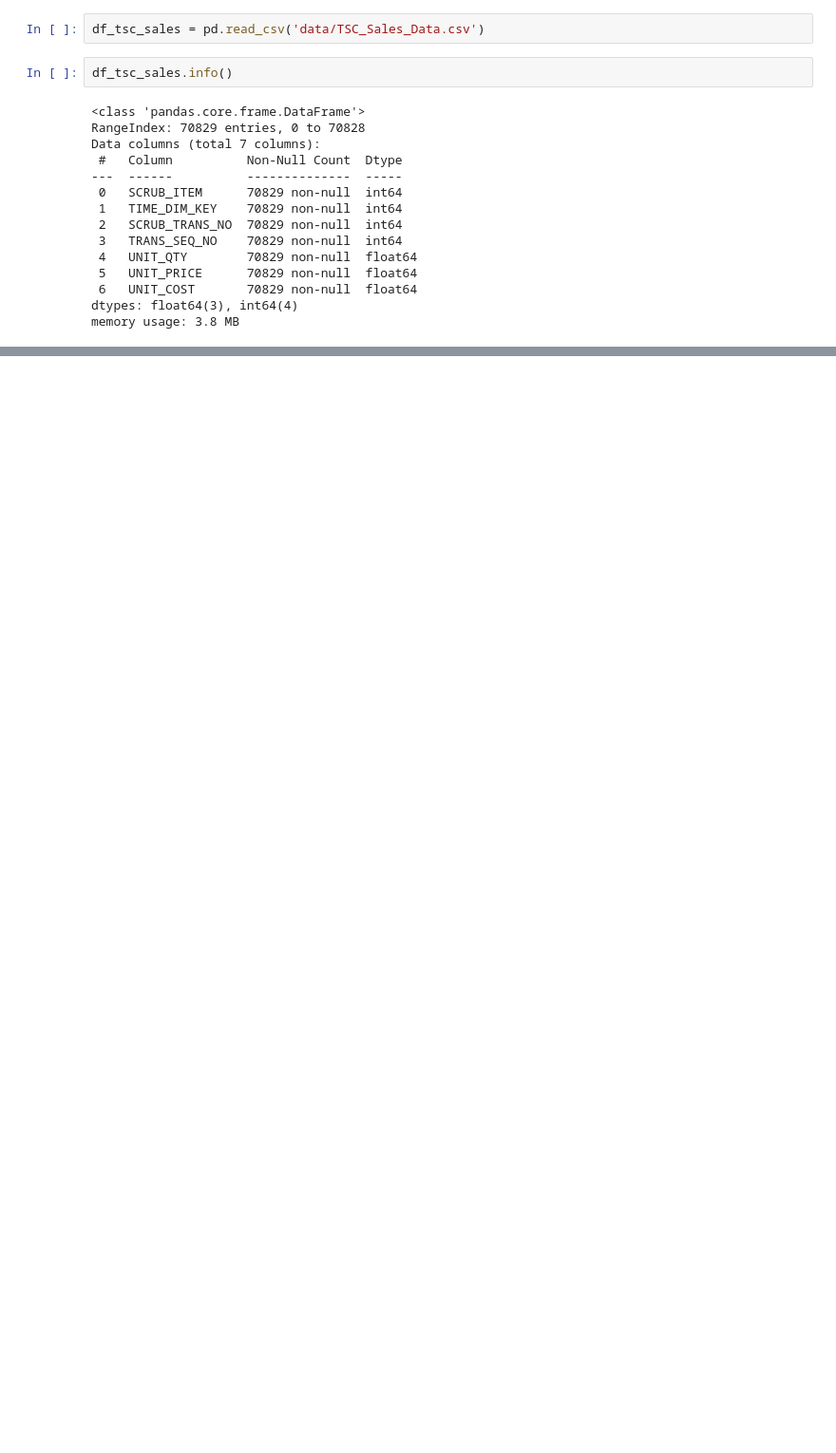
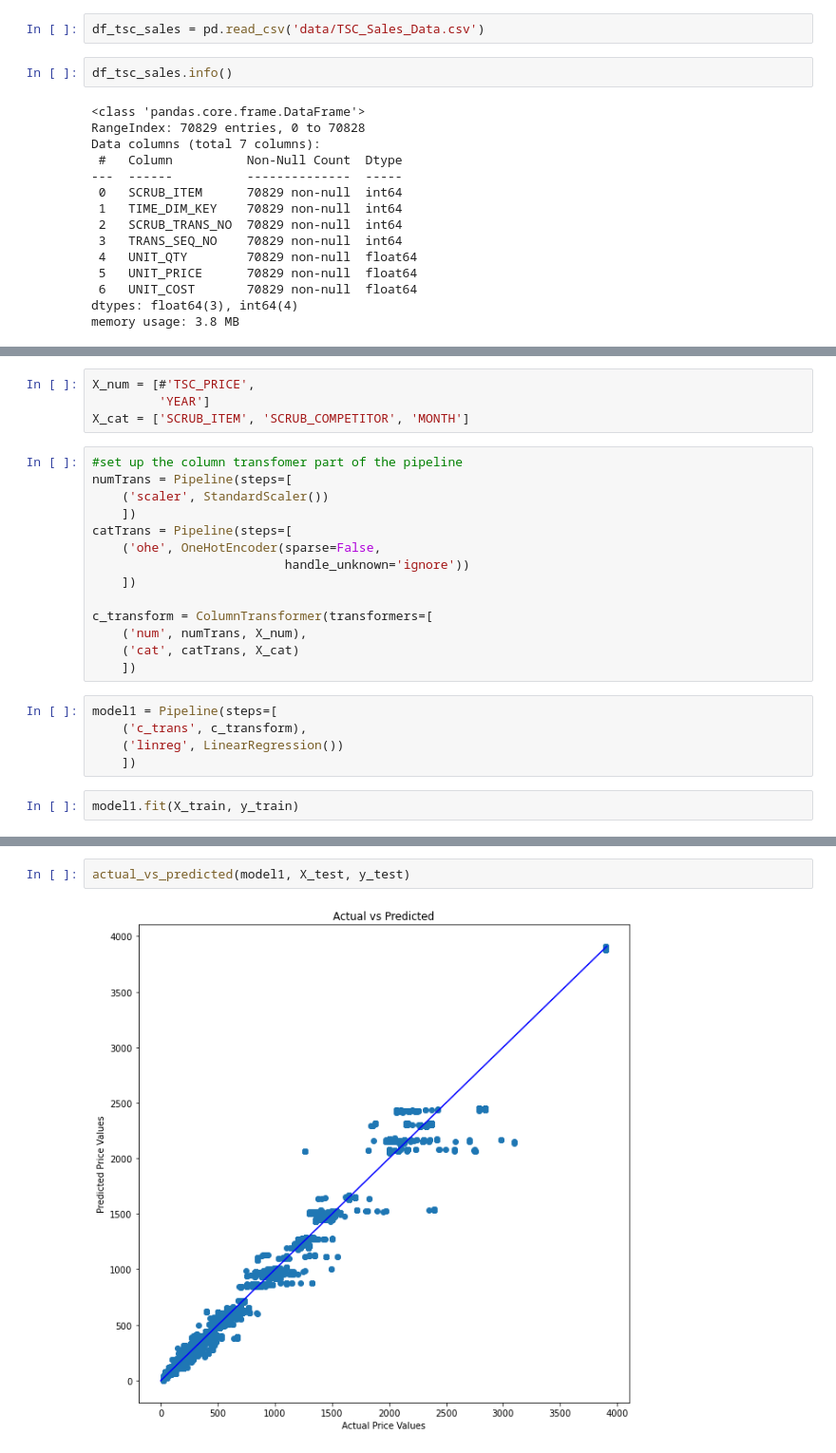
Before and after one commit to arthursjkim/tsc_pricing_optimization, a Jupyter notebook: arthur_notebook_v1.ipynb, the cells around one changed output, grey strips where cells are left out. Shown at 95% size. Cells and saved outputs as stored; diff of their text form; blank space fills up the shorter version.

```diff
--- a/arthur_notebook_v1.ipynb
+++ b/arthur_notebook_v1.ipynb
@@ -154,0 +420,25 @@ memory usage: 3.8 MB
+# %%
+X_num = [#'TSC_PRICE',
+         'YEAR']
+X_cat = ['SCRUB_ITEM', 'SCRUB_COMPETITOR', 'MONTH']
+# %%
+#set up the column transfomer part of the pipeline
+numTrans = Pipeline(steps=[
+    ('scaler', StandardScaler())
+    ])
+catTrans = Pipeline(steps=[
+    ('ohe', OneHotEncoder(sparse=False,
+                          handle_unknown='ignore'))
+    ])
+
+c_transform = ColumnTransformer(transformers=[
+    ('num', numTrans, X_num),
+    ('cat', catTrans, X_cat)
+    ])
+# %%
+model1 = Pipeline(steps=[
+    ('c_trans', c_transform),
+    ('linreg', LinearRegression())
+    ])
+# %%
+model1.fit(X_train, y_train)
@@ -154,0 +486,4 @@ memory usage: 3.8 MB
+# %%
+actual_vs_predicted(model1, X_test, y_test)
+# %% [output]
+[figure, added]
```
Also changed, not shown: parts of 140 cells of this notebook, 1 other file.
